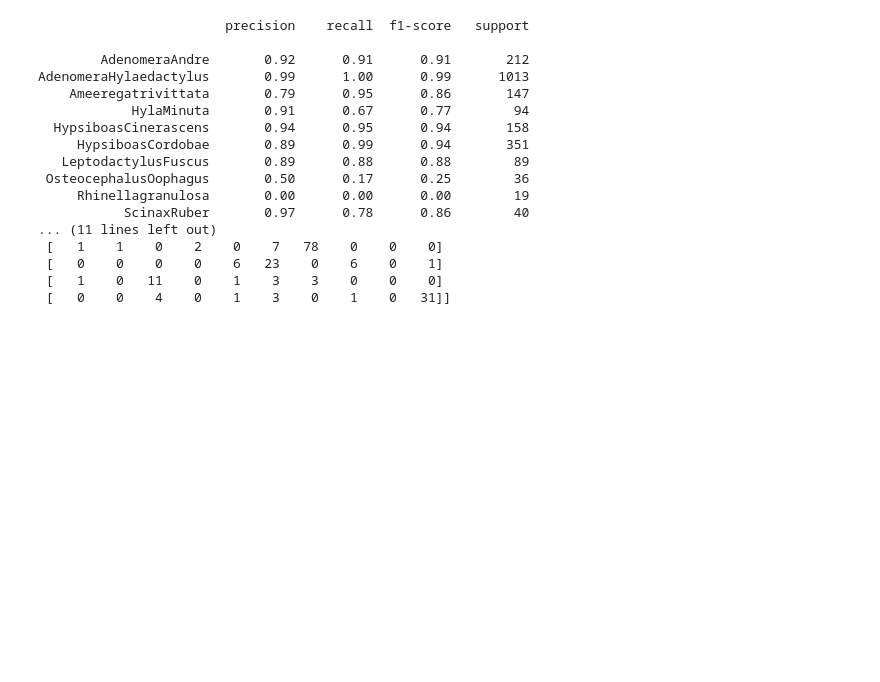
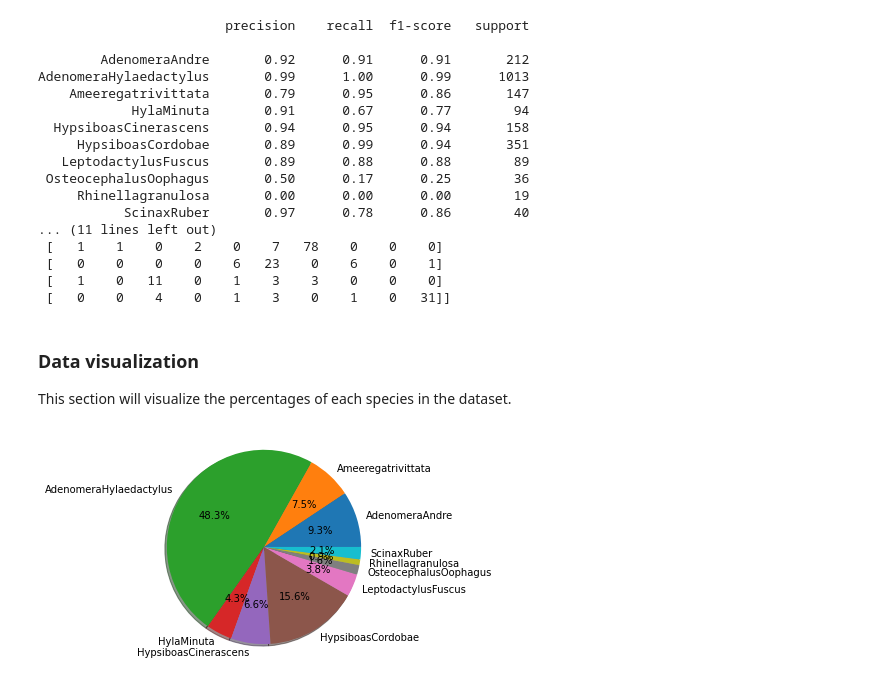
Before and after one commit to RitchieP/CPC251_Project_Anuran, a Jupyter notebook: agglomerative.ipynb, the cells around one changed output. Saved outputs shown, nothing was run; the diff lists cells and outputs as text; code cells hidden in the pictures; blank space fills up the shorter version.

Commit message:
Update  with data visual

```diff
--- a/agglomerative.ipynb
+++ b/agglomerative.ipynb
@@ -99,3 +99,18 @@ AdenomeraHylaedactylus       0.99      1.00      0.99      1013
  [   0    0    0    0    6   23    0    6    0    1]
  [   1    0   11    0    1    3    3    0    0    0]
  [   0    0    4    0    1    3    0    1    0   31]]
+# %% [markdown]
+### Data visualization
+
+This section will visualize the percentages of each species in the dataset.
+# %%
+import matplotlib.pyplot as plt
+
+sizes = [dataset["Species"].value_counts()[unique_class]*100/len(dataset["Species"]) for unique_class in y.unique()]
+explode = (0, 0, 0, 0, 0, 0, 0, 0, 0, 0)
+
+plt.pie(sizes, explode=explode, labels=y.unique(), autopct="%1.1f%%", shadow=True)
+plt.axis("equal")
+plt.show()
+# %% [output]
+[figure, added]
```
